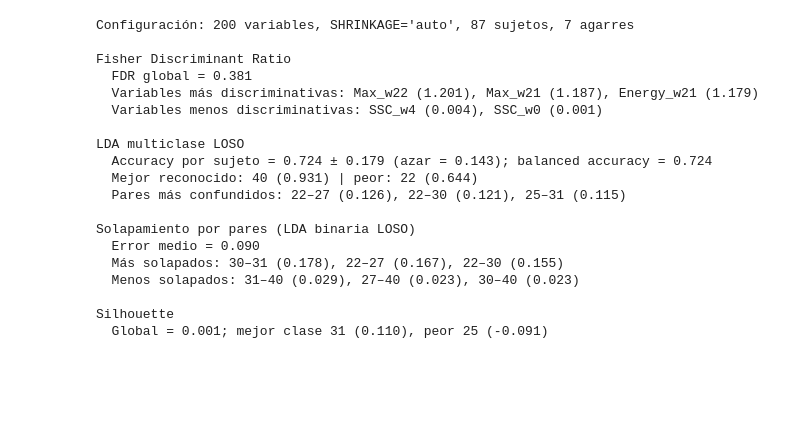
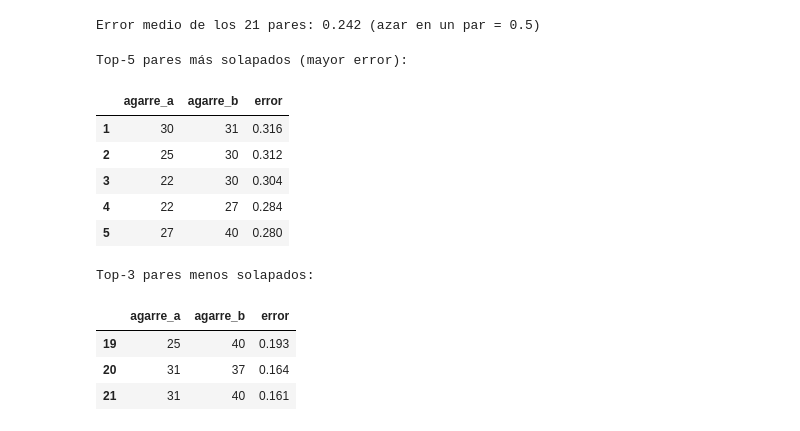
Before and after one commit to mariabda2/sEMG-ArmBand, a Jupyter notebook: notebooks/07_separability_analysis.ipynb, the cells around one changed output. Cells and saved outputs as stored; diff of their text form; code cells hidden in the pictures; blank space fills up the shorter version.

```diff
--- a/notebooks/07_separability_analysis.ipynb
+++ b/notebooks/07_separability_analysis.ipynb
@@ -536,46 +798,34 @@ Se genera a partir de los resultados, para que no quede desactualizado si cambia
+# %%
+overlap = pairwise_overlap(X, y, STIMULI, groups)
+n = len(STIMULI)
+print(f'Error medio de los {n * (n - 1) // 2} pares: '
+      f'{overlap[np.triu_indices(n, 1)].mean():.3f} (azar en un par = 0.5)')
+# %% [output]
+Error medio de los 21 pares: 0.242 (azar en un par = 0.5)
 # %%
-fdr_var = fdr_df.set_index('Variable')['FDR']
-sil_sorted = sil_class['media'].sort_values(ascending=False)
+overlap_df = pd.DataFrame(overlap, index=STIMULI, columns=STIMULI)
+overlap_df.index.name = 'Estímulo'
 
-print(f'Configuración: {N_FEATURES} variables, SHRINKAGE={SHRINKAGE!r}, '
-      f'{len(np.unique(groups))} sujetos, {len(STIMULI)} agarres\n')
-print('Fisher Discriminant Ratio')
-print(f'  FDR global = {fdr_global_value:.3f}')
-print(f'  Variables más discriminativas: {", ".join(f"{v} ({x:.3f})" for v, x in fdr_var.head(3).items())}')
-print(f'  Variables menos discriminativas: {", ".join(f"{v} ({x:.3f})" for v, x in fdr_var.tail(2).items())}\n')
-print('LDA multiclase LOSO')
-print(f'  Accuracy por sujeto = {per_group_df["accuracy"].mean():.3f} ± {per_group_df["accuracy"].std():.3f} '
-      f'(azar = {CHANCE:.3f}); balanced accuracy = {bacc_global:.3f}')
-print(f'  Mejor reconocido: {recall_df["Recall"].idxmax()} ({recall_df["Recall"].max():.3f}) | '
-      f'peor: {recall_df["Recall"].idxmin()} ({recall_df["Recall"].min():.3f})')
-print(f'  Pares más confundidos: ' + ', '.join(
-    f'{r.agarre_a}–{r.agarre_b} ({r.confusion:.3f})' for r in conf_pairs_df.head(3).itertuples()) + '\n')
-print('Solapamiento por pares (LDA binaria LOSO)')
-print(f'  Error medio = {overlap[np.triu_indices(n, 1)].mean():.3f}')
-print(f'  Más solapados: ' + ', '.join(
-    f'{r.agarre_a}–{r.agarre_b} ({r.error:.3f})' for r in pairs_df.head(3).itertuples()))
-print(f'  Menos solapados: ' + ', '.join(
-    f'{r.agarre_a}–{r.agarre_b} ({r.error:.3f})' for r in pairs_df.tail(3).itertuples()) + '\n')
-print('Silhouette')
-print(f'  Global = {sil_global:.3f}; mejor clase {sil_sorted.index[0]} ({sil_sorted.iloc[0]:.3f}), '
-      f'peor {sil_sorted.index[-1]} ({sil_sorted.iloc[-1]:.3f})')
+plot_overlap(overlap_df, SAVE_DIR)
+
+pairs = [{'agarre_a': STIMULI[a], 'agarre_b': STIMULI[b], 'error': overlap[a, b]}
+         for a, b in itertools.combinations(range(n), 2)]
+pairs_df = pd.DataFrame(pairs).sort_values('error', ascending=False).reset_index(drop=True)
+pairs_df.index = pairs_df.index + 1
+print('Top-5 pares más solapados (mayor error):')
+display(pairs_df.head(5).style.format({'error': '{:.3f}'}))
+print('Top-3 pares menos solapados:')
+display(pairs_df.tail(3).style.format({'error': '{:.3f}'}))
 # %% [output]
-Configuración: 200 variables, SHRINKAGE='auto', 87 sujetos, 7 agarres
-
-Fisher Discriminant Ratio
-  FDR global = 0.381
-  Variables más discriminativas: Max_w22 (1.201), Max_w21 (1.187), Energy_w21 (1.179)
-  Variables menos discriminativas: SSC_w4 (0.004), SSC_w0 (0.001)
-
-LDA multiclase LOSO
-  Accuracy por sujeto = 0.724 ± 0.179 (azar = 0.143); balanced accuracy = 0.724
-  Mejor reconocido: 40 (0.931) | peor: 22 (0.644)
-  Pares más confundidos: 22–27 (0.126), 22–30 (0.121), 25–31 (0.115)
-
-Solapamiento por pares (LDA binaria LOSO)
-  Error medio = 0.090
-  Más solapados: 30–31 (0.178), 22–27 (0.167), 22–30 (0.155)
-  Menos solapados: 31–40 (0.029), 27–40 (0.023), 30–40 (0.023)
-
-Silhouette
-  Global = 0.001; mejor clase 31 (0.110), peor 25 (-0.091)
+Top-5 pares más solapados (mayor error):
+|  | agarre_a | agarre_b | error |
+| 1 | 30 | 31 | 0.316 |
+| 2 | 25 | 30 | 0.312 |
+| 3 | 22 | 30 | 0.304 |
+| 4 | 22 | 27 | 0.284 |
+| 5 | 27 | 40 | 0.280 |
+Top-3 pares menos solapados:
+|  | agarre_a | agarre_b | error |
+| 19 | 25 | 40 | 0.193 |
+| 20 | 31 | 37 | 0.164 |
+| 21 | 31 | 40 | 0.161 |
```
Also changed, not shown: parts of 40 cells of this notebook, 1 other file.
